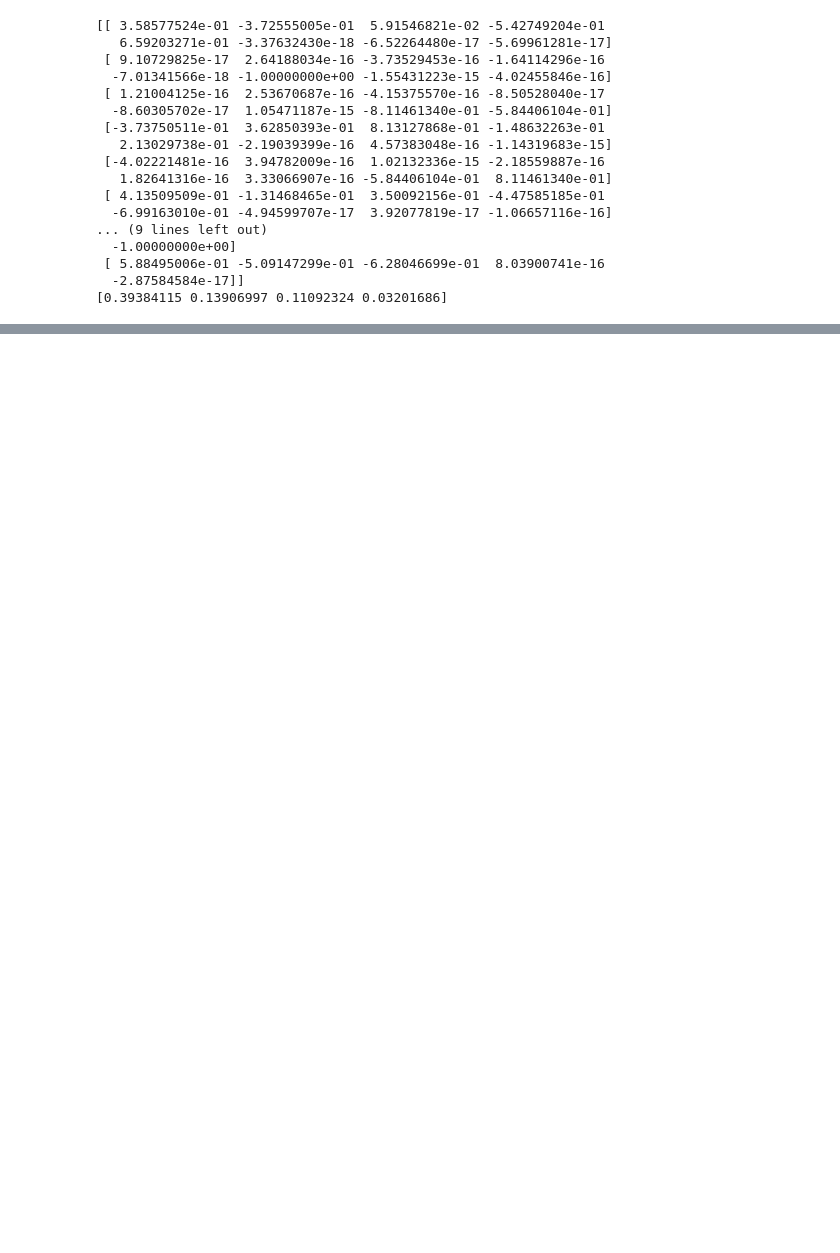
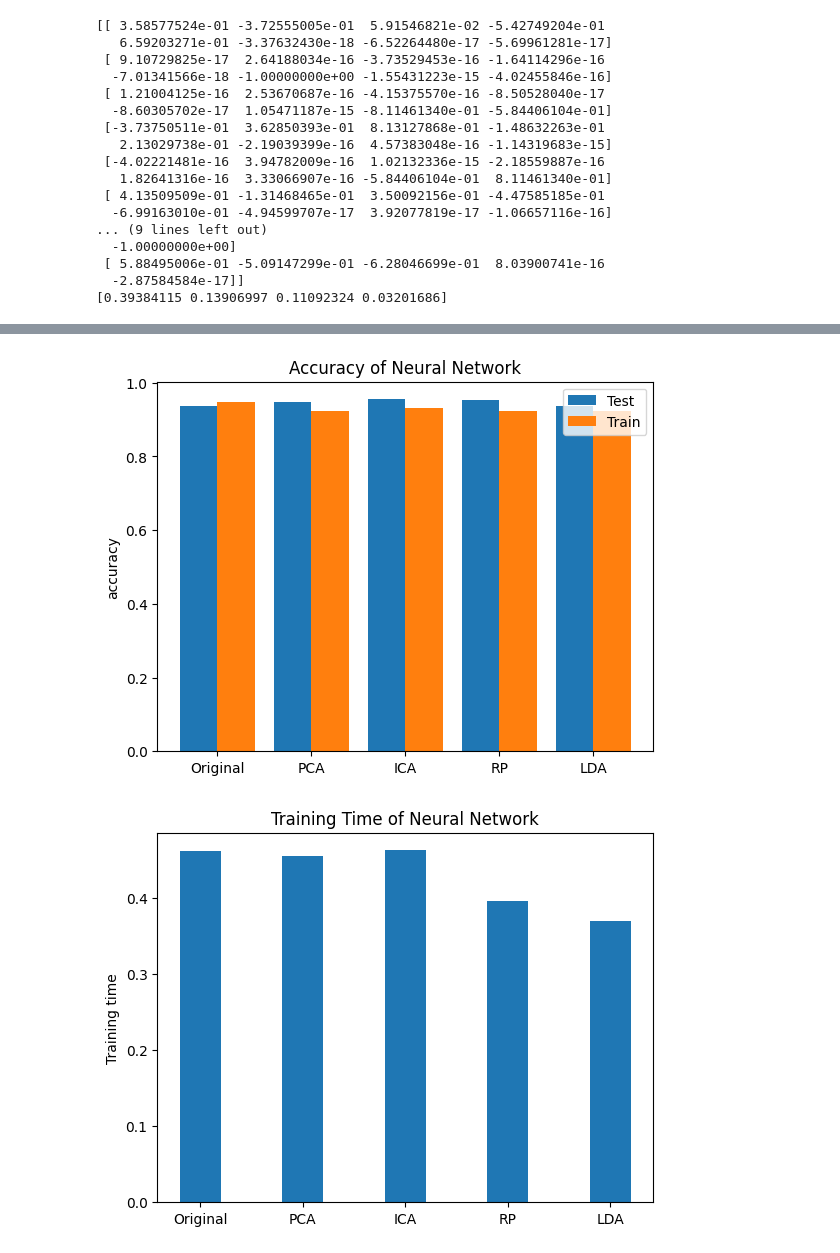
Before and after one commit to staceywies/Nothing-to-see-here, a Jupyter notebook: Unsupervised Learning and Dimensionality Reduction/UnsupervisedLearning.ipynb, the cells around one changed output, grey strips where cells are left out. Cells and saved outputs as stored; diff of their text form; code cells hidden in the pictures; blank space fills up the shorter version.

```diff
--- a/Unsupervised Learning and Dimensionality Reduction/UnsupervisedLearning.ipynb
+++ b/Unsupervised Learning and Dimensionality Reduction/UnsupervisedLearning.ipynb
@@ -307,0 +457,50 @@ for dat in data2:
+# %%
+###Rerun neural network
+data1=[input1, pcadata1, icadata2,randprojdata1, ldadata1]
+output1[output1==2]=1
+timetrain=[]
+trainacc=[]
+testacc=[]
+for dataz in data1:
+    X_train, X_test, y_train, y_test = train_test_split (dataz, output1.astype('int'))
+    model=mlrose.NeuralNetwork(algorithm='gradient_descent', activation= 'tanh', curve=True, learning_rate=0.2, random_state=212, max_iters=200)#, early_stopping=True, max_attempts=10)
+    time0=time.time()
+    model.fit(X_train, y_train)
+    time1=time.time()
+    train_predic=model.predict(X_train)
+    test_predic=model.predict(X_test)
+
+    timetotrain=time1-time0
+    timetrain.append(timetotrain)
+    train_acc=accuracy_score(y_train, train_predic)
+    test_acc= accuracy_score(y_test, test_predic)
+    trainacc.append(train_acc)
+    testacc.append(test_acc)
+    loss=model.loss
+
+
+x = np.arange(5)
+plt.title("Accuracy of Neural Network")
+width = 0.40
+plt.bar( x-0.2,trainacc, width)
+plt.bar( x+0.2, testacc, width)
+plt.ylabel("accuracy")
+plt.legend(["train", "test"])
+plt.xticks(x, ['Original', 'PCA', 'ICA', 'RP', 'LDA'])
+plt.legend(["Test", "Train"])#"", "Round 2", "Round 3"])
+plt.show()
+
+plt.title("Training Time of Neural Network")
+width = 0.40
+plt.bar( x,timetrain, width)
+plt.ylabel("Training time")
+plt.xticks(x, ['Original', 'PCA', 'ICA', 'RP', 'LDA'])
+plt.show()
+
+
+# plot data in grouped manner of bar type
+
+##Add plotting stuff
+# %% [output]
+[figure, added]
+[figure, added]
```
Also changed, not shown: parts of 13 cells of this notebook, 1 other file.
